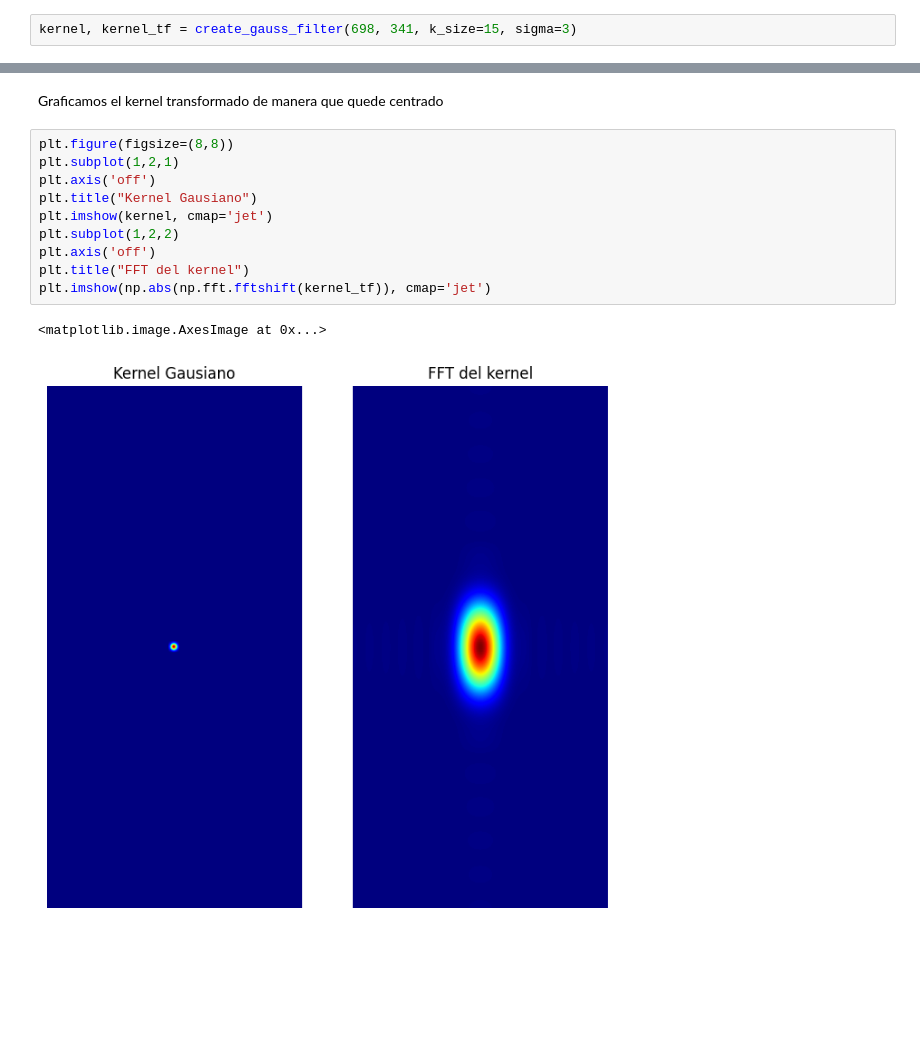
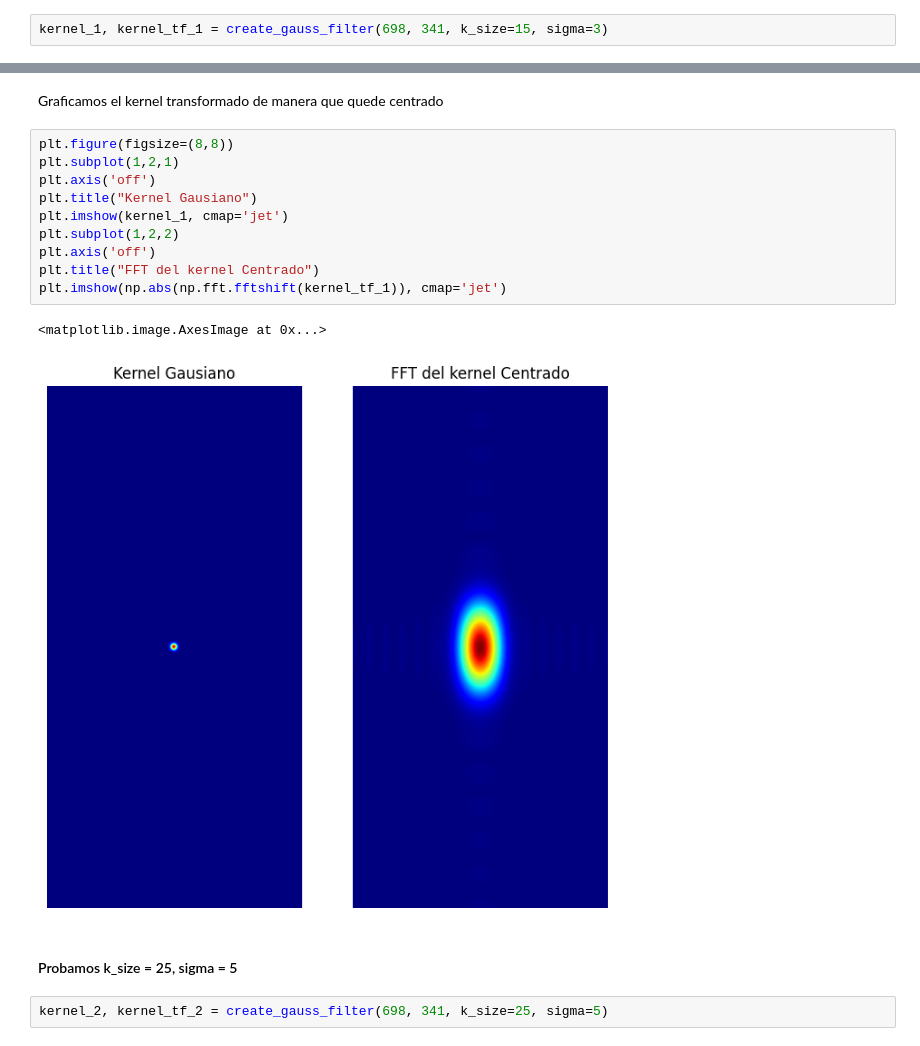
Before and after one commit to Andres-LM/entregas_vp1, a Jupyter notebook: TP2/tp2_andres_merli.ipynb, the cells around one changed output, grey strips where cells are left out. Cells and saved outputs as stored; diff of their text form; blank space fills up the shorter version.

```diff
--- a/TP2/tp2_andres_merli.ipynb
+++ b/TP2/tp2_andres_merli.ipynb
@@ -53,5 +62,5 @@ Creamos filtros para el tamaño de la imagen para testing (698,341)
 # %%
-kernel, kernel_tf = create_gauss_filter(698, 341, k_size=15, sigma=3)
+kernel_1, kernel_tf_1 = create_gauss_filter(698, 341, k_size=15, sigma=3)
 # %%
 plt.figure(figsize=(8,8))
 plt.subplot(1,2,1)
@@ -70,16 +79,20 @@ Graficamos el kernel transformado de manera que quede centrado
 # %%
 plt.figure(figsize=(8,8))
 plt.subplot(1,2,1)
 plt.axis('off')
 plt.title("Kernel Gausiano")
-plt.imshow(kernel, cmap='jet')
+plt.imshow(kernel_1, cmap='jet')
 plt.subplot(1,2,2)
 plt.axis('off')
-plt.title("FFT del kernel")
-plt.imshow(np.abs(np.fft.fftshift(kernel_tf)), cmap='jet')
+plt.title("FFT del kernel Centrado")
+plt.imshow(np.abs(np.fft.fftshift(kernel_tf_1)), cmap='jet')
 # %% [output]
 <matplotlib.image.AxesImage at 0x...>
-[figure, old version]
+[figure, new version]
+# %% [markdown]
+#### Probamos k_size = 25, sigma = 5
+# %%
+kernel_2, kernel_tf_2 = create_gauss_filter(698, 341, k_size=25, sigma=5)
 # %%
 plt.figure(figsize=(8,8))
 plt.subplot(1,2,1)
```
Also changed, not shown: parts of 15 cells of this notebook.
